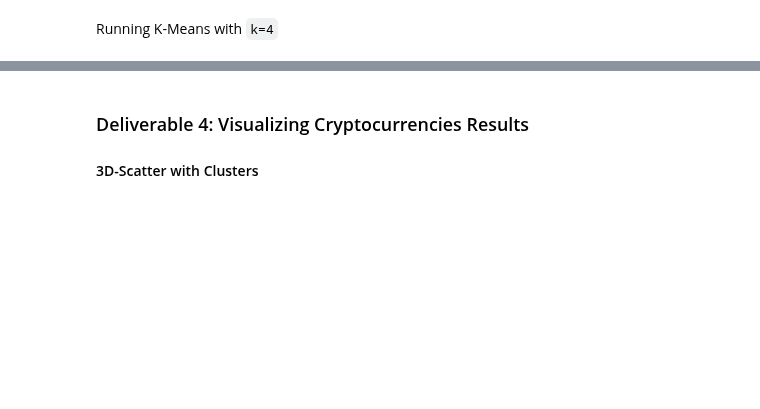
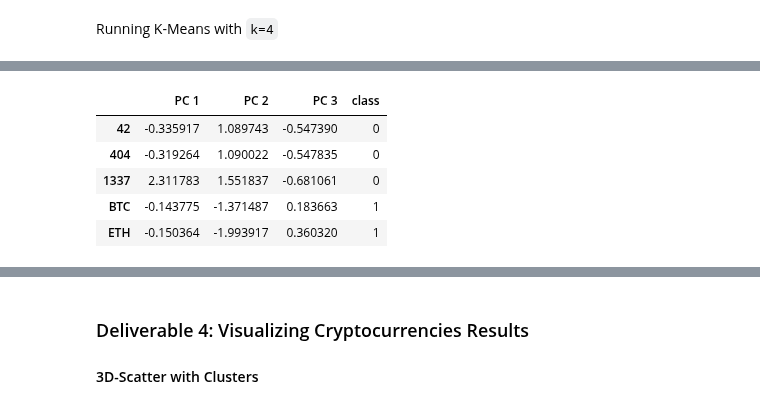
Before and after one commit to hakeem235/Cryptocurrencies, a Jupyter notebook: crypto_clustering_starter_code.ipynb, the cells around one changed output, grey strips where cells are left out. Saved outputs shown, nothing was run; the diff lists cells and outputs as text; code cells hidden in the pictures; blank space fills up the shorter version.

```diff
--- a/crypto_clustering_starter_code.ipynb
+++ b/crypto_clustering_starter_code.ipynb
@@ -213,4 +212,17 @@ array([0, 0, 0, 1, 1, 1, 0, 1, 1, 1, 0, 1, 0, 0, 1, 0, 1, 1, 0, 0, 1, 1,
        0, 1, 1, 0], dtype=int32)
+# %%
+# Add the predicted class columns
+
+pcs_df['class'] = model.predict(pcs_df)
+
+pcs_df.head()
+# %% [output]
+|  | PC 1 | PC 2 | PC 3 | class |
+| 42 | -0.335917 | 1.089743 | -0.547390 | 0 |
+| 404 | -0.319264 | 1.090022 | -0.547835 | 0 |
+| 1337 | 2.311783 | 1.551837 | -0.681061 | 0 |
+| BTC | -0.143775 | -1.371487 | 0.183663 | 1 |
+| ETH | -0.150364 | -1.993917 | 0.360320 | 1 |
 # %%
 # Create a new DataFrame including predicted clusters and cryptocurrencies features.
 # Concatentate the crypto_df and pcs_df DataFrames on the same columns.
```
Also changed, not shown: parts of 6 cells of this notebook, 7 other files.
